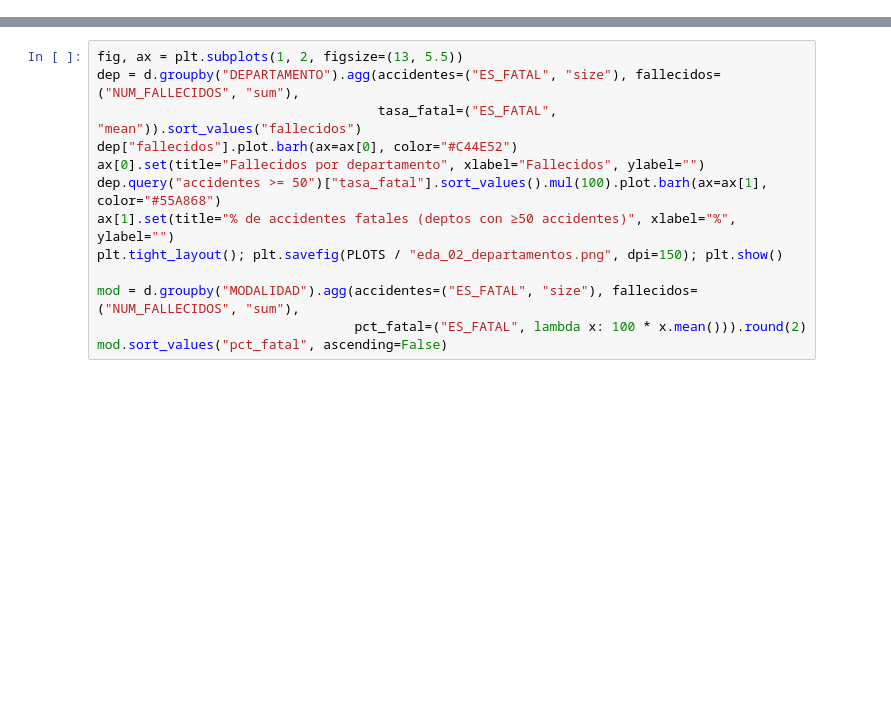
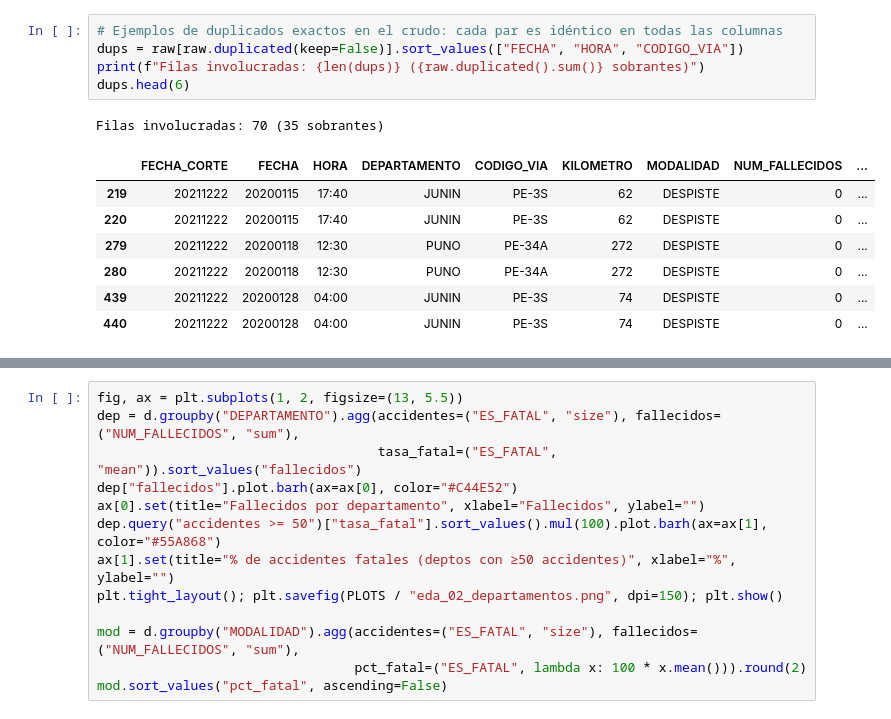
Before and after one commit to Marcor47/IAA-Grupo3, a Jupyter notebook: notebooks/01_eda.ipynb, the cells around one changed output, grey strips where cells are left out. Drawn from its saved outputs; the diff is of its cells as text; blank space fills up the shorter version.

```diff
--- a/notebooks/01_eda.ipynb
+++ b/notebooks/01_eda.ipynb
@@ -302,0 +142,14 @@ Máx. fallecidos en un accidente                 33.000
+# %%
+# Ejemplos de duplicados exactos en el crudo: cada par es idéntico en todas las columnas
+dups = raw[raw.duplicated(keep=False)].sort_values(["FECHA", "HORA", "CODIGO_VIA"])
+print(f"Filas involucradas: {len(dups)} ({raw.duplicated().sum()} sobrantes)")
+dups.head(6)
+# %% [output]
+Filas involucradas: 70 (35 sobrantes)
+|  | FECHA_CORTE | FECHA | HORA | DEPARTAMENTO | CODIGO_VIA | KILOMETRO | MODALIDAD | NUM_FALLECIDOS | ... |
+| 219 | 20211222 | 20200115 | 17:40 | JUNIN | PE-3S | 62 | DESPISTE | 0 | ... |
+| 220 | 20211222 | 20200115 | 17:40 | JUNIN | PE-3S | 62 | DESPISTE | 0 | ... |
+| 279 | 20211222 | 20200118 | 12:30 | PUNO | PE-34A | 272 | DESPISTE | 0 | ... |
+| 280 | 20211222 | 20200118 | 12:30 | PUNO | PE-34A | 272 | DESPISTE | 0 | ... |
+| 439 | 20211222 | 20200128 | 04:00 | JUNIN | PE-3S | 74 | DESPISTE | 0 | ... |
+| 440 | 20211222 | 20200128 | 04:00 | JUNIN | PE-3S | 74 | DESPISTE | 0 | ... |
```
Also changed, not shown: parts of 57 cells of this notebook, 6 other files.
